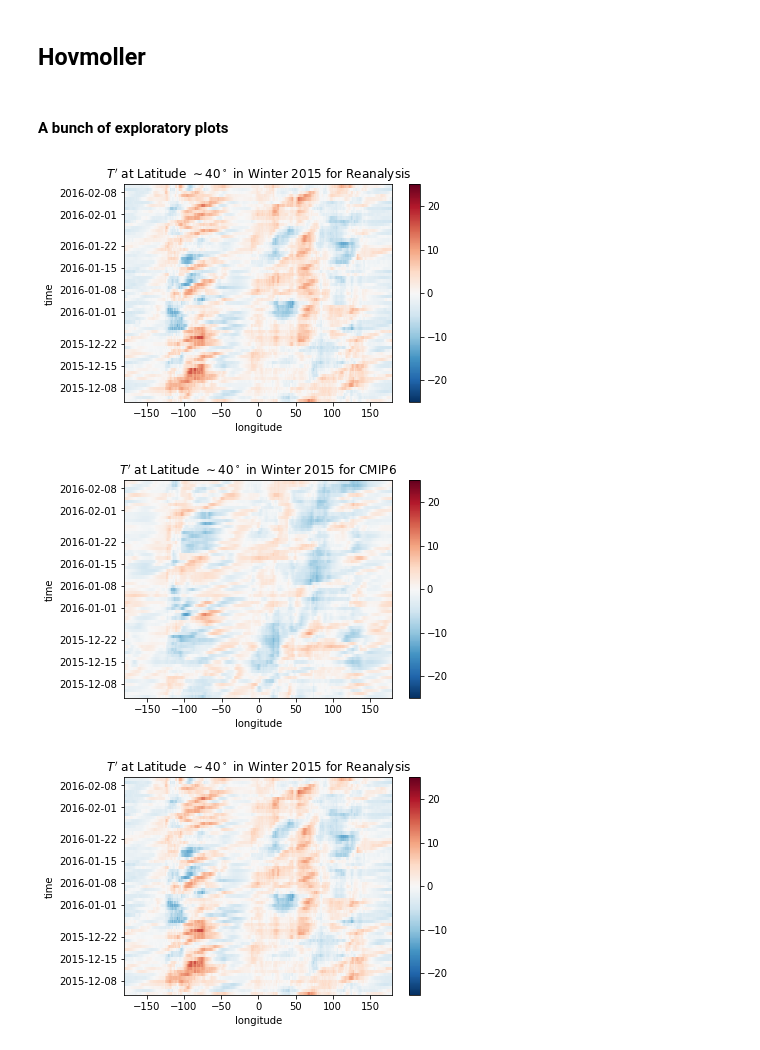
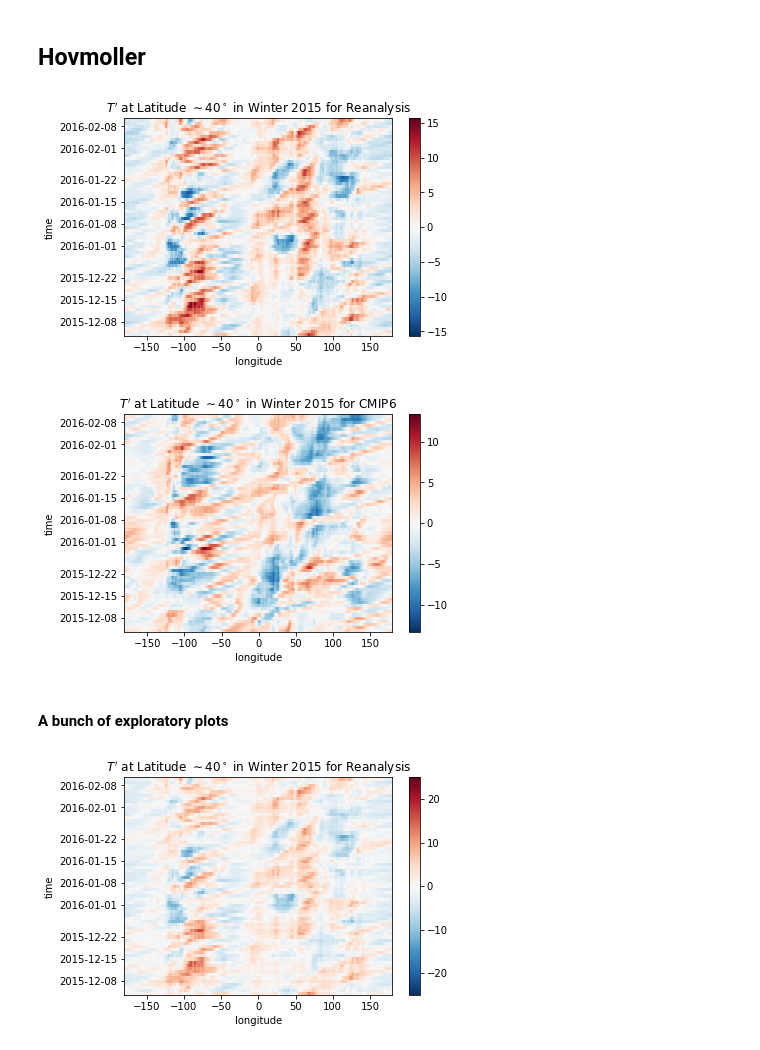
Before and after one commit to geosciences-data-practicum/reanalysis_getter, a Jupyter notebook: analysis/Hovmollers_other_pure_plotting.ipynb, the cells around one changed output. Drawn from its saved outputs; the diff is of its cells as text; code cells hidden in the pictures.

```diff
--- a/analysis/Hovmollers_other_pure_plotting.ipynb
+++ b/analysis/Hovmollers_other_pure_plotting.ipynb
@@ -13,12 +16,11 @@ import cartopy.crs as ccrs
 # %%
 #open dataset
-dm_tprime_xr_reanalysis = xr.open_dataset('/project2/geos39650/jet_stream/data/demean_t_prime_1980_2020.nc4')
-# tprime_xr = xr.open_dataset('/project2/geos39650/jet_stream/data/t_prime_no_resample_cimp6_2015-12-01_2025-03-01.nc4')
-dm_tprime_xr_cmip = xr.open_dataset('/project2/geos39650/jet_stream/data/demean_t_prime_cimp6_1980_2020.nc4')
+dm_tprime_xr_reanalysis = xr.open_dataset('/project2/geos39650/jet_stream/data/model_output/demean/demean_t_prime_1980_2020.nc4')
+dm_tprime_xr_cmip = xr.open_dataset('/project2/geos39650/jet_stream/data/model_output/demean/demean_t_prime_cimp6_1980_2100.nc4')
 # %% [markdown]
 ## Hovmoller
 # %%
-def hovmoller(data,lat_range,dates):
+def hovmoller(data,lat_range,dates,plot=True):
     data_strip = data.sel({'latitude': lat_range, 'time':dates})
     meaned_data_strip = data_strip.mean(dim=['latitude']).reset_coords('dayofyear',drop=True)
     #re-assign longitudes to make them more intuitive for people
@@ -29,31 +31,34 @@ def hovmoller(data,lat_range,dates):
         titlestr = r"$T'$ at Latitude $\sim 40 ^\circ$ in Winter %i for Reanalysis"%selected_dates[0].year
     else:
         titlestr = r"$T'$ at Latitude $\sim 40 ^\circ$ in Winter %i for CMIP6"%selected_dates[0].year
-    meaned_data_strip.to_array().plot(vmax=25)
-    plt.title(titlestr)
-    plt.show()
+    hov_arry = meaned_data_strip.to_array()
+    if plot:
+        hov_arry.plot()#vmax=25
+        plt.title(titlestr)
+        plt.show()
+    return hov_arry
+# %%
+#some grooming
+    #select only 10 weeks in the winter of 2016
+weeks = 10
+days = weeks*7-1
+selected_dates= pd.date_range('2015-12-04',periods=days,freq='D')
+
+
+#choose a latitude range where a lot of people live, like near chi-town
+lat_range_reanalysis = np.arange(40,45.25,0.25)
+lat_range_cmip = slice(40,45.25)
+
+#and plot!
+
+#compare reanalysis and climate output for the same date
+hov_re = hovmoller(dm_tprime_xr_reanalysis,lat_range_reanalysis,selected_dates)
+hov_cesm = hovmoller(dm_tprime_xr_cmip,lat_range_cmip,selected_dates)
+# %% [output]
+[figure, added]
+[figure, added]
 # %% [markdown]
 #### A bunch of exploratory plots
-# %%
-#some grooming
-    #select only 10 weeks in the winter of 2016
-weeks = 10
-period = weeks*7-1
-selected_dates= pd.date_range('2015-12-04',periods=period,freq='D')
-
-
-#choose a latitude range where a lot of people live, like near chi-town
-lat_range_reanalysis = np.arange(40,45.25,0.25)
-lat_range_cmip = slice(40,45.25)
-
-#and plot!
-
-#compare reanalysis and climate output for the same date
-hovmoller(dm_tprime_xr_reanalysis,lat_range_reanalysis,selected_dates)
-hovmoller(dm_tprime_xr_cmip,lat_range_cmip,selected_dates)
-# %% [output]
-[figure, removed]
-[figure, removed]
 # %%
 #two adjacent winters in reanalysis
 selected_dates= pd.date_range('2015-12-04',periods=period,freq='D')
```
Also changed, not shown: parts of 36 cells of this notebook.
